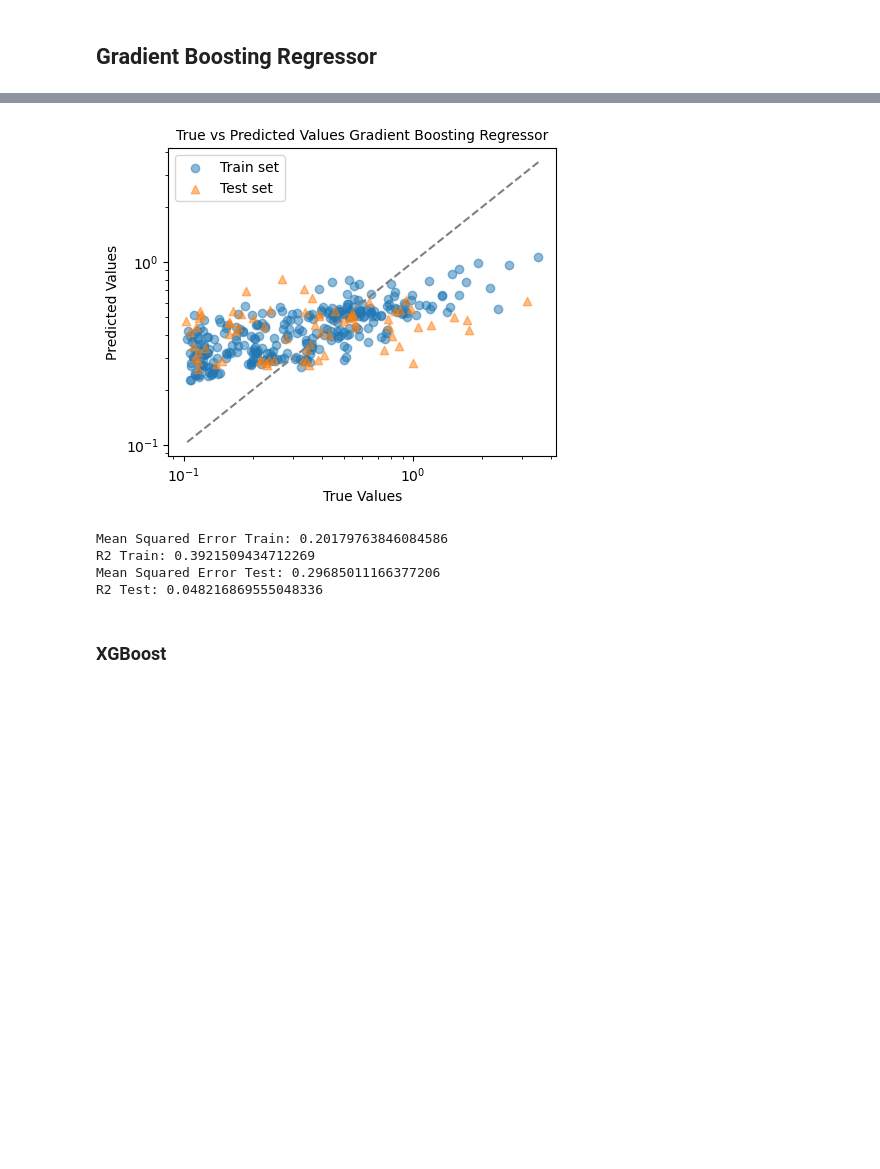
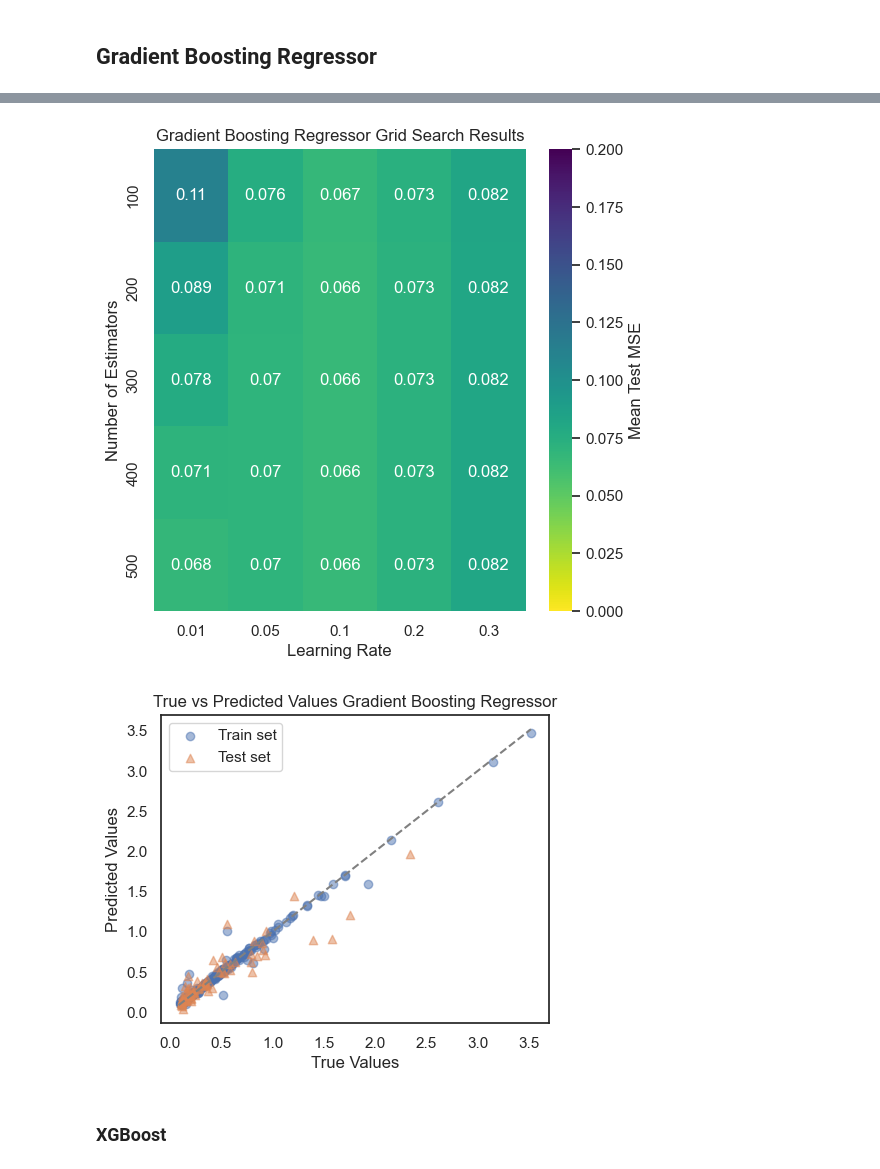
Before and after one commit to krisvals/FYS4155_Projects, a Jupyter notebook: Project3/Regression.ipynb, the cells around one changed output, grey strips where cells are left out. Drawn from its saved outputs; the diff is of its cells as text; code cells hidden in the pictures; blank space fills up the shorter version.

```diff
--- a/Project3/Regression.ipynb
+++ b/Project3/Regression.ipynb
@@ -88,18 +52,12 @@ def plot_true_vs_predicted(y_true, y_pred, set_name, label):
         plt.scatter(y_true, y_pred, alpha=0.5, label=f'{label} set')
     else:
         plt.scatter(y_true, y_pred, alpha=0.5, label=f'{label} set', marker = '^')
-    plt.title('True vs Predicted Values ' + f'{set_name}', fontsize = 10)
+    plt.title('True vs Predicted Values ' + f'{set_name}', fontsize = 12)
     plt.xlabel('True Values')
     plt.ylabel('Predicted Values')
-    plt.xscale('log')
-    plt.yscale('log')
-
-    # Plot a diagonal line where y_pred equals y_true
     line = np.linspace(min(min(y_true), min(y_pred)), max(max(y_true), max(y_pred)), 100)
     if str(label) == 'Train':
         plt.plot(line, line, color='grey', linestyle='--')
-    #plt.xlim(min(min(y_true)-0.1, min(y_pred)-0.1), max(max(y_true)+0.1, max(y_pred)+0.1))
-    #plt.ylim(min(min(y_true)-0.1, min(y_pred)-0.1), max(max(y_true)+0.1, max(y_pred)+0.1))
     plt.legend()
 # %% [markdown]
 ## Random Forest Regressor
@@ -189,27 +160,44 @@ def GBR(n_estimators, learning_rate):
         "n_estimators": n_estimators, # The number of boosting stages to perform
         "learning_rate": learning_rate, # Shrinking the contribution of each tree
         "max_depth": [5], # Max depth of the tree
-        "min_samples_split": [3], # Min number of samples required to split an internal node
-        "min_samples_leaf": [6], # Min number of samples required to be at a leaf node
+        "min_samples_split": [6], # Min number of samples required to split an internal node
+        "min_samples_leaf": [4], # Min number of samples required to be at a leaf node
         "subsample": [0.8], # Stochastic gradient boosting if smaller than 1
         "max_features": ['log2'] # Number of features to consider when looking for the best split. Regresion: log2(n_features)
     }
 
     GridSearch = True
     if GridSearch == True:
-        GS = GridSearchCV(estimator=model, param_grid=search_space, scoring=["r2","neg_root_mean_squared_error"],
-                      refit="r2",cv=5,verbose=4)
-        GS.fit(X_train,y_train)
+        GS = GridSearchCV(estimator=model, param_grid=search_space, scoring=["neg_mean_squared_error"],
+                      refit="neg_mean_squared_error", cv=5, verbose=4)
+        GS.fit(X_train, y_train)
         best_model = GS.best_estimator_
     else:
         RS = RandomizedSearchCV(estimator=model, param_distributions=search_space, n_iter=100,
-                        scoring=["r2", "neg_root_mean_squared_error"], refit="r2", cv=5, verbose=4)
+                        scoring=["neg_root_mean_squared_error"], refit="neg_root_mean_squared_error", cv=5, verbose=4)
         RS.fit(X_train,y_train)
         best_model = RS.best_estimator_
 
-    print(best_model) #See which model was best
     y_pred_train = best_model.predict(X_train)
     y_pred_test = best_model.predict(X_test)
+
+    print('Best estimators: ', GS.best_estimator_)
+    print('Best parameters: ', GS.best_params_)
+    print('Train MSE: {:.3f}'.format(-GS.best_score_))
+    mse_test = mean_squared_error(y_test, y_pred_test)
+    print('Test MSE: {:.3f}'.format(mse_test))
+
+    # Make a heatmap
+    results = pd.DataFrame(GS.cv_results_)
+    heatmap_data = results.pivot(index='param_n_estimators', columns='param_learning_rate', values='mean_test_neg_mean_squared_error')
+    heatmap_data = heatmap_data.abs()
+    plt.figure(figsize=(6, 6))
+    sns.heatmap(heatmap_data, annot=True, cmap='viridis_r', fmt='.2', cbar_kws={'label': 'Mean Test MSE'},  vmin=0.0, vmax=0.2)
+    plt.title('Gradient Boosting Regressor Grid Search Results')
+    plt.xlabel('Learning Rate')
+    plt.ylabel('Number of Estimators')
+    plt.savefig('grid_search_heatmap_gbr.pdf', format='pdf', bbox_inches="tight")
+    plt.show()
 
     # Plotting the results
     fig = plt.figure(figsize=(5,4))
@@ -218,16 +206,5 @@ def GBR(n_estimators, learning_rate):
     plt.savefig('GBR.pdf', format='pdf', bbox_inches="tight")
     plt.show()
 
-    # Evaluate the model
-    mse_train = mean_absolute_error(y_train, y_pred_train)
-    r2_train = r2_score(y_train, y_pred_train)
-    print(f'Mean Squared Error Train: {mse_train}')
-    print(f'R2 Train: {r2_train}')
-
-    mse_test = mean_absolute_error(y_test, y_pred_test)
-    r2_test = r2_score(y_test, y_pred_test)
-    print(f'Mean Squared Error Test: {mse_test}')
-    print(f'R2 Test: {r2_test}')
-
-GBR([300], [0.01])
+GBR([100,200,300,400,500], [0.01, 0.05, 0.1, 0.2, 0.3])
 # %% [output]
@@ -244,8 +228,5 @@ GradientBoostingRegressor(learning_rate=0.01, max_depth=5, max_features='log2',
-[figure, old version]
+[figure, new version]
-Mean Squared Error Train: 0.20179763846084586
-R2 Train: 0.3921509434712269
-Mean Squared Error Test: 0.29685011166377206
-R2 Test: 0.048216869555048336
+[figure, added]
 # %% [markdown]
 ### XGBoost
 # %%
```
Also changed, not shown: parts of 6 cells of this notebook, 1 other file.
